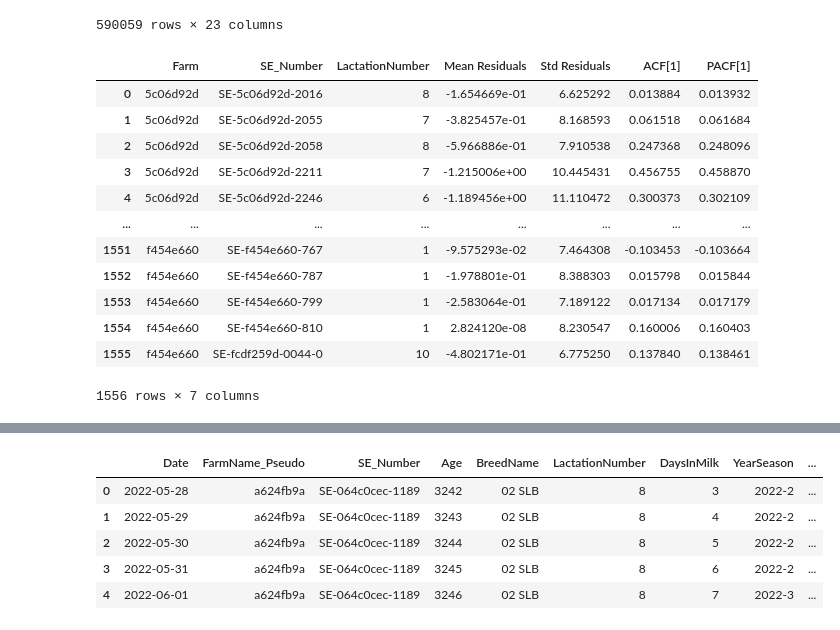
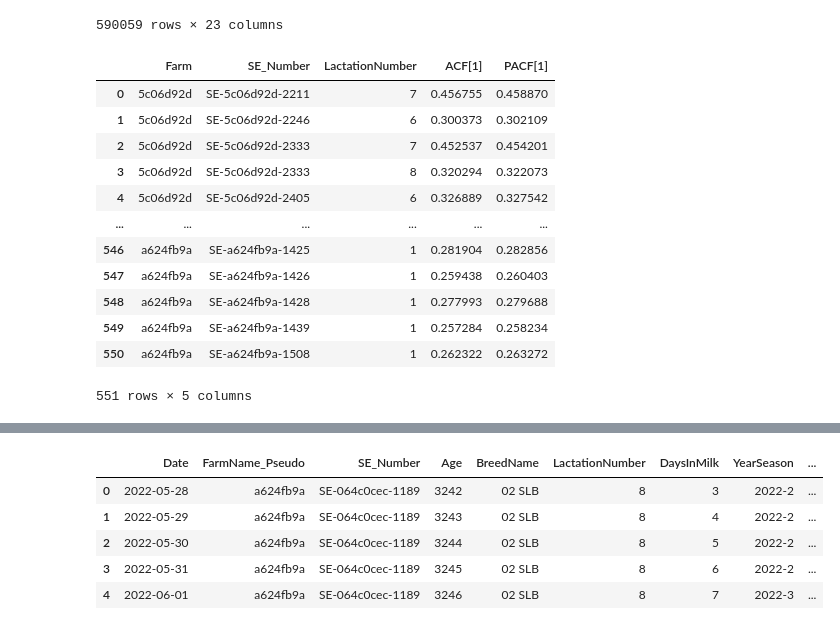
Before and after one commit to jockepolis/HeatStressEvaluationSummer24, a Jupyter notebook: IdentifyHeatstress/WilminksQuantile.ipynb, the cells around one changed output, grey strips where cells are left out. Saved outputs shown, nothing was run; the diff lists cells and outputs as text; code cells hidden in the pictures.

```diff
--- a/IdentifyHeatstress/WilminksQuantile.ipynb
+++ b/IdentifyHeatstress/WilminksQuantile.ipynb
@@ -541,17 +532,14 @@ for farm_name, farm_group in data_cleaned.groupby('FarmName_Pseudo'):
 
     for (se_number, lactation_number), cow_group in farm_group.groupby(['SE_Number', 'LactationNumber']):
         residuals = cow_group['Residuals']
+        residuals = cow_group['Residuals'].dropna()  # Drop NaN values
 
         if len(residuals) > 1:  # Ensure there are residuals to analyze
-            mean_residuals = residuals.mean()
-            std_residuals = residuals.std()
             acf_values = acf(residuals, nlags=30, fft=False)
             pacf_values = pacf(residuals, nlags=min(30, len(residuals)//2))
 
             # Print the statistics
             print(f"\nCow: {se_number}, Lactation Number: {lactation_number}")
-            print(f"Mean Residuals: {mean_residuals}")
-            print(f"Standard Deviation of Residuals: {std_residuals}")
             print(f"ACF (first 5 lags): {acf_values[:5]}")
             print(f"PACF (first 5 lags): {pacf_values[:5]}")
             print("-" * 50)
@@ -607,15 +595,11 @@ for farm_name, farm_group in data_cleaned.groupby('FarmName_Pseudo'):
         residuals = cow_group['Residuals'].dropna()
 
         if len(residuals) > 1:  # Ensure there are residuals to analyze
-            mean_residuals = residuals.mean()
-            std_residuals = residuals.std()
             acf_values = acf(residuals, nlags=30, fft=False)
             pacf_values = pacf(residuals, nlags=min(30, len(residuals)//2))
 
             # Check against thresholds
-            if (abs(mean_residuals) > mean_residual_threshold or
-                std_residuals > std_residual_threshold or
-                abs(acf_values[1]) > acf_threshold or
+            if (abs(acf_values[1]) > acf_threshold or
                 abs(pacf_values[1]) > pacf_threshold):
 
                 # Collect the combination if it exceeds any threshold
@@ -623,8 +607,6 @@ for farm_name, farm_group in data_cleaned.groupby('FarmName_Pseudo'):
                     'Farm': farm_name,
                     'SE_Number': se_number,
                     'LactationNumber': lactation_number,
-                    'Mean Residuals': mean_residuals,
-                    'Std Residuals': std_residuals,
                     'ACF[1]': acf_values[1],
                     'PACF[1]': pacf_values[1]
                 })
@@ -759,53 +741,47 @@ std_residual_threshold = 7.5
 acf_threshold = 0.25
 pacf_threshold = 0.25
 
 # List to collect flagged combinations
 flagged_combinations = []
 
 for farm_name, farm_group in data_cleaned.groupby('FarmName_Pseudo'):
     for (se_number, lactation_number), cow_group in farm_group.groupby(['SE_Number', 'LactationNumber']):
         residuals = cow_group['Residuals'].dropna()
 
         if len(residuals) > 1:  # Ensure there are residuals to analyze
-            mean_residuals = residuals.mean()
-            std_residuals = residuals.std()
             acf_values = acf(residuals, nlags=30, fft=False)
             pacf_values = pacf(residuals, nlags=min(30, len(residuals)//2))
 
             # Check against thresholds
-            if (abs(mean_residuals) > mean_residual_threshold or
-                std_residuals > std_residual_threshold or
-                abs(acf_values[1]) > acf_threshold or
+            if (abs(acf_values[1]) > acf_threshold or
                 abs(pacf_values[1]) > pacf_threshold):
 
                 # Collect the combination if it exceeds any threshold
                 flagged_combinations.append({
                     'Farm': farm_name,
                     'SE_Number': se_number,
                     'LactationNumber': lactation_number,
-                    'Mean Residuals': mean_residuals,
-                    'Std Residuals': std_residuals,
                     'ACF[1]': acf_values[1],
                     'PACF[1]': pacf_values[1]
                 })
 
 # Convert to a DataFrame for easier inspection
 flagged_df = pd.DataFrame(flagged_combinations)
 flagged_df
 # %% [output]
-|  | Farm | SE_Number | LactationNumber | Mean Residuals | Std Residuals | ACF[1] | PACF[1] |
-| 0 | 5c06d92d | SE-5c06d92d-2016 | 8 | -1.654669e-01 | 6.625292 | 0.013884 | 0.013932 |
-| 1 | 5c06d92d | SE-5c06d92d-2055 | 7 | -3.825457e-01 | 8.168593 | 0.061518 | 0.061684 |
-| 2 | 5c06d92d | SE-5c06d92d-2058 | 8 | -5.966886e-01 | 7.910538 | 0.247368 | 0.248096 |
-| 3 | 5c06d92d | SE-5c06d92d-2211 | 7 | -1.215006e+00 | 10.445431 | 0.456755 | 0.458870 |
-| 4 | 5c06d92d | SE-5c06d92d-2246 | 6 | -1.189456e+00 | 11.110472 | 0.300373 | 0.302109 |
-| ... | ... | ... | ... | ... | ... | ... | ... |
-| 1551 | f454e660 | SE-f454e660-767 | 1 | -9.575293e-02 | 7.464308 | -0.103453 | -0.103664 |
-| 1552 | f454e660 | SE-f454e660-787 | 1 | -1.978801e-01 | 8.388303 | 0.015798 | 0.015844 |
-| 1553 | f454e660 | SE-f454e660-799 | 1 | -2.583064e-01 | 7.189122 | 0.017134 | 0.017179 |
-| 1554 | f454e660 | SE-f454e660-810 | 1 | 2.824120e-08 | 8.230547 | 0.160006 | 0.160403 |
-| 1555 | f454e660 | SE-fcdf259d-0044-0 | 10 | -4.802171e-01 | 6.775250 | 0.137840 | 0.138461 |
+|  | Farm | SE_Number | LactationNumber | ACF[1] | PACF[1] |
+| 0 | 5c06d92d | SE-5c06d92d-2211 | 7 | 0.456755 | 0.458870 |
+| 1 | 5c06d92d | SE-5c06d92d-2246 | 6 | 0.300373 | 0.302109 |
+| 2 | 5c06d92d | SE-5c06d92d-2333 | 7 | 0.452537 | 0.454201 |
+| 3 | 5c06d92d | SE-5c06d92d-2333 | 8 | 0.320294 | 0.322073 |
+| 4 | 5c06d92d | SE-5c06d92d-2405 | 6 | 0.326889 | 0.327542 |
+| ... | ... | ... | ... | ... | ... |
+| 546 | a624fb9a | SE-a624fb9a-1425 | 1 | 0.281904 | 0.282856 |
+| 547 | a624fb9a | SE-a624fb9a-1426 | 1 | 0.259438 | 0.260403 |
+| 548 | a624fb9a | SE-a624fb9a-1428 | 1 | 0.277993 | 0.279688 |
+| 549 | a624fb9a | SE-a624fb9a-1439 | 1 | 0.257284 | 0.258234 |
+| 550 | a624fb9a | SE-a624fb9a-1508 | 1 | 0.262322 | 0.263272 |
-1556 rows × 7 columns
+551 rows × 5 columns
 # %%
 def remove_outliers(data, threshold=3.5):
     # Calculate z-scores of residuals
```
Also changed, not shown: parts of 8 cells of this notebook, 1 other file.
